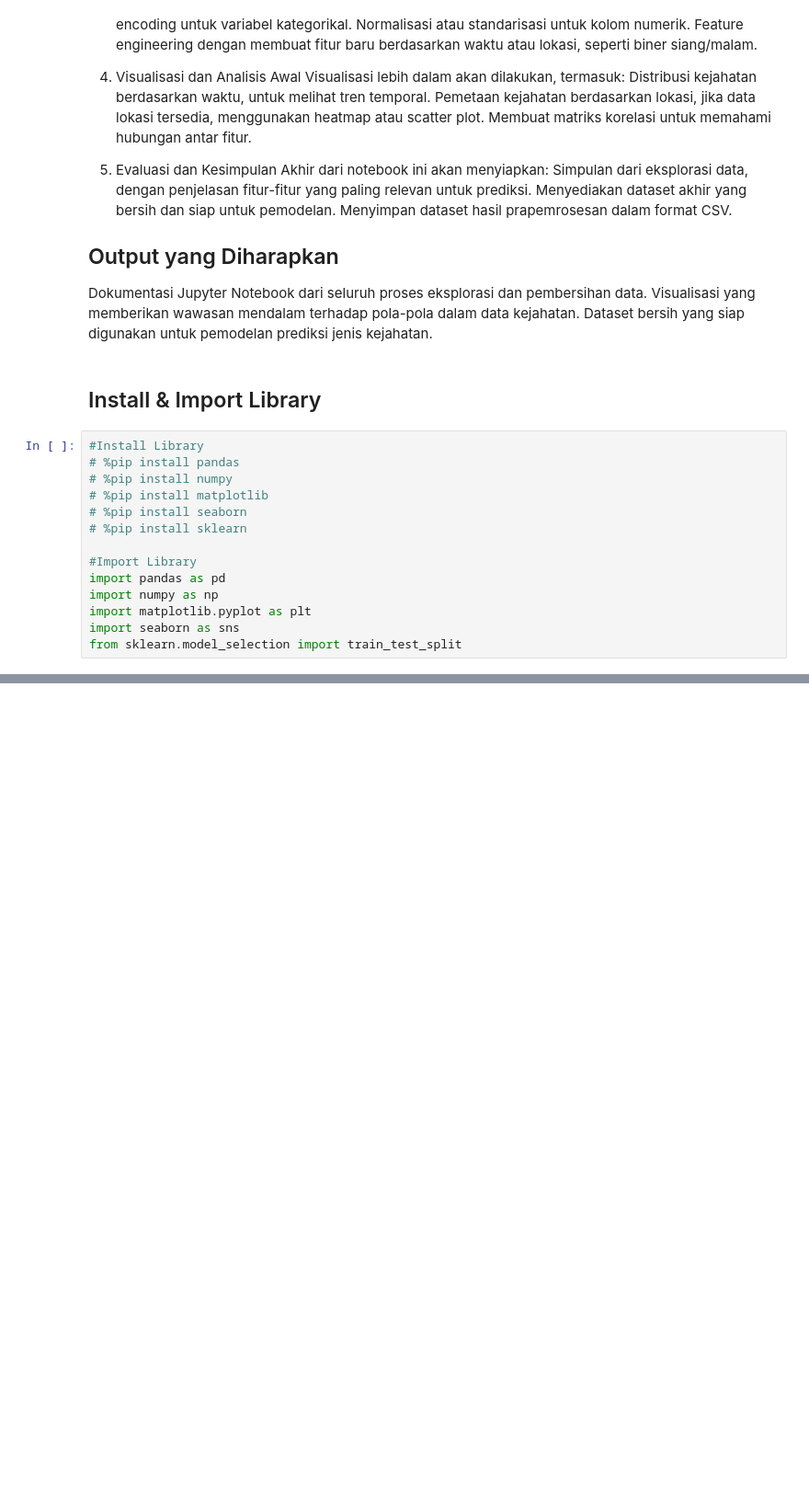
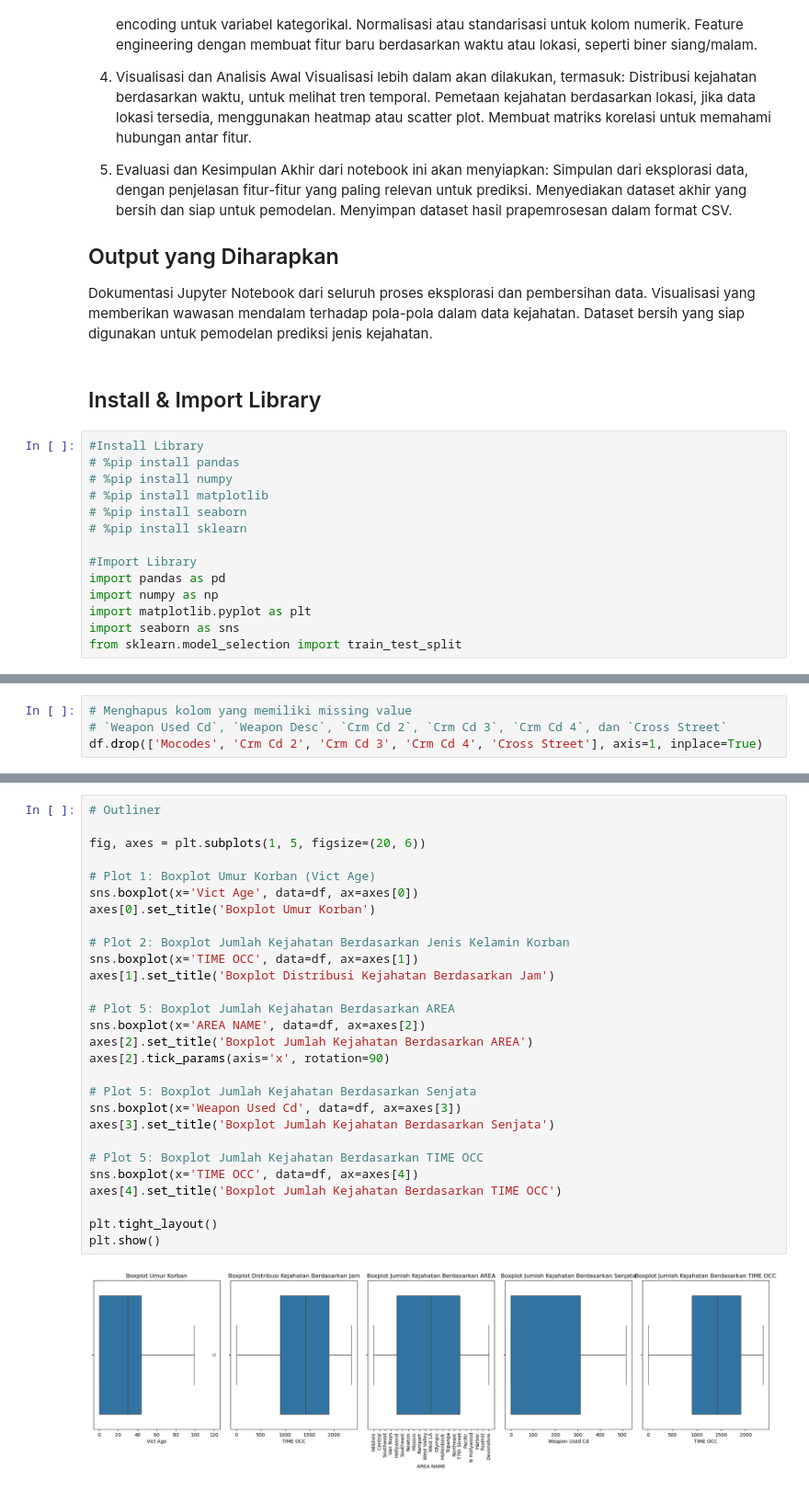
Before and after one commit to Hizwara/tugas1pap, a Jupyter notebook: tugas1/tugas1.ipynb, the cells around one changed output, grey strips where cells are left out. Shown at 92% size. Cells and saved outputs as stored; diff of their text form; blank space fills up the shorter version.

```diff
--- a/tugas1/tugas1.ipynb
+++ b/tugas1/tugas1.ipynb
@@ -232,0 +262,4 @@ ValueError: hist method requires numerical or datetime columns, nothing to plot.
+# %%
+# Menghapus kolom yang memiliki missing value
+# `Weapon Used Cd`, `Weapon Desc`, `Crm Cd 2`, `Crm Cd 3`, `Crm Cd 4`, dan `Cross Street`
+df.drop(['Mocodes', 'Crm Cd 2', 'Crm Cd 3', 'Crm Cd 4', 'Cross Street'], axis=1, inplace=True)
@@ -232,0 +335,30 @@ ValueError: hist method requires numerical or datetime columns, nothing to plot.
+# %%
+# Outliner
+
+fig, axes = plt.subplots(1, 5, figsize=(20, 6))
+
+# Plot 1: Boxplot Umur Korban (Vict Age)
+sns.boxplot(x='Vict Age', data=df, ax=axes[0])
+axes[0].set_title('Boxplot Umur Korban')
+
+# Plot 2: Boxplot Jumlah Kejahatan Berdasarkan Jenis Kelamin Korban
+sns.boxplot(x='TIME OCC', data=df, ax=axes[1])
+axes[1].set_title('Boxplot Distribusi Kejahatan Berdasarkan Jam')
+
+# Plot 5: Boxplot Jumlah Kejahatan Berdasarkan AREA
+sns.boxplot(x='AREA NAME', data=df, ax=axes[2])
+axes[2].set_title('Boxplot Jumlah Kejahatan Berdasarkan AREA')
+axes[2].tick_params(axis='x', rotation=90)
+
+# Plot 5: Boxplot Jumlah Kejahatan Berdasarkan Senjata
+sns.boxplot(x='Weapon Used Cd', data=df, ax=axes[3])
+axes[3].set_title('Boxplot Jumlah Kejahatan Berdasarkan Senjata')
+
+# Plot 5: Boxplot Jumlah Kejahatan Berdasarkan TIME OCC
+sns.boxplot(x='TIME OCC', data=df, ax=axes[4])
+axes[4].set_title('Boxplot Jumlah Kejahatan Berdasarkan TIME OCC')
+
+plt.tight_layout()
+plt.show()
+# %% [output]
+[figure, added]
```
Also changed, not shown: parts of 43 cells of this notebook.
